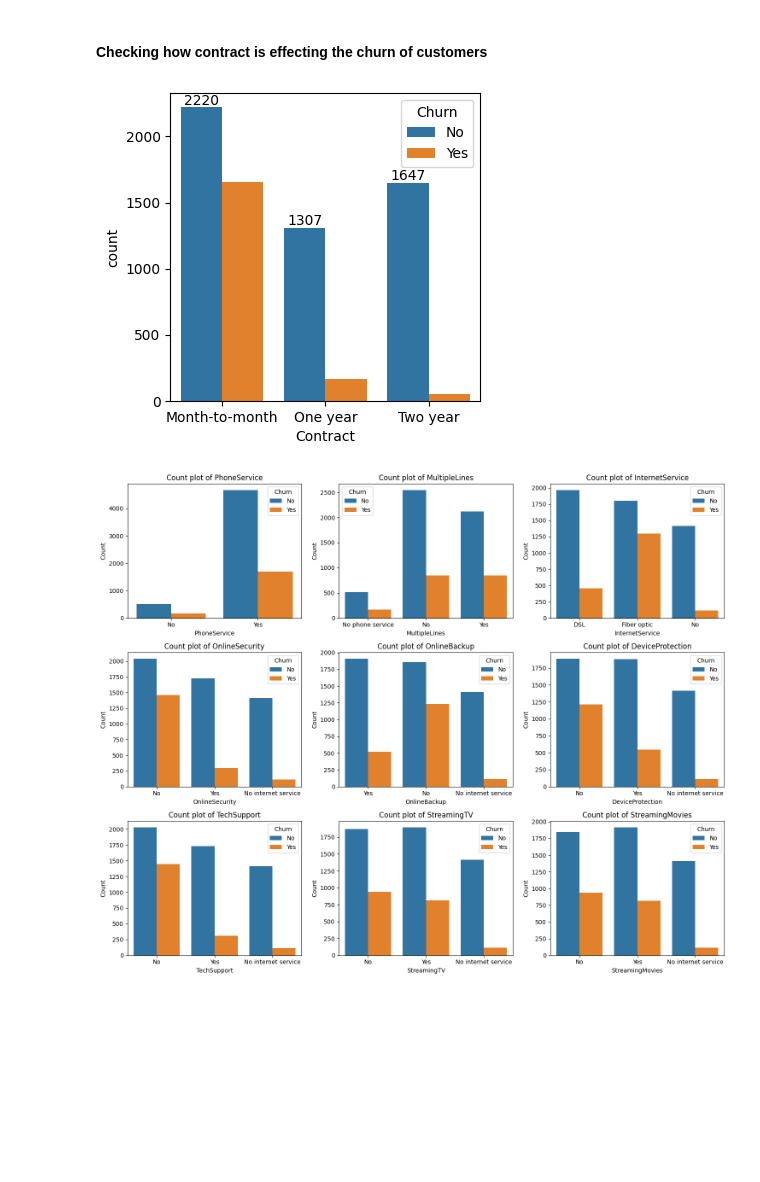
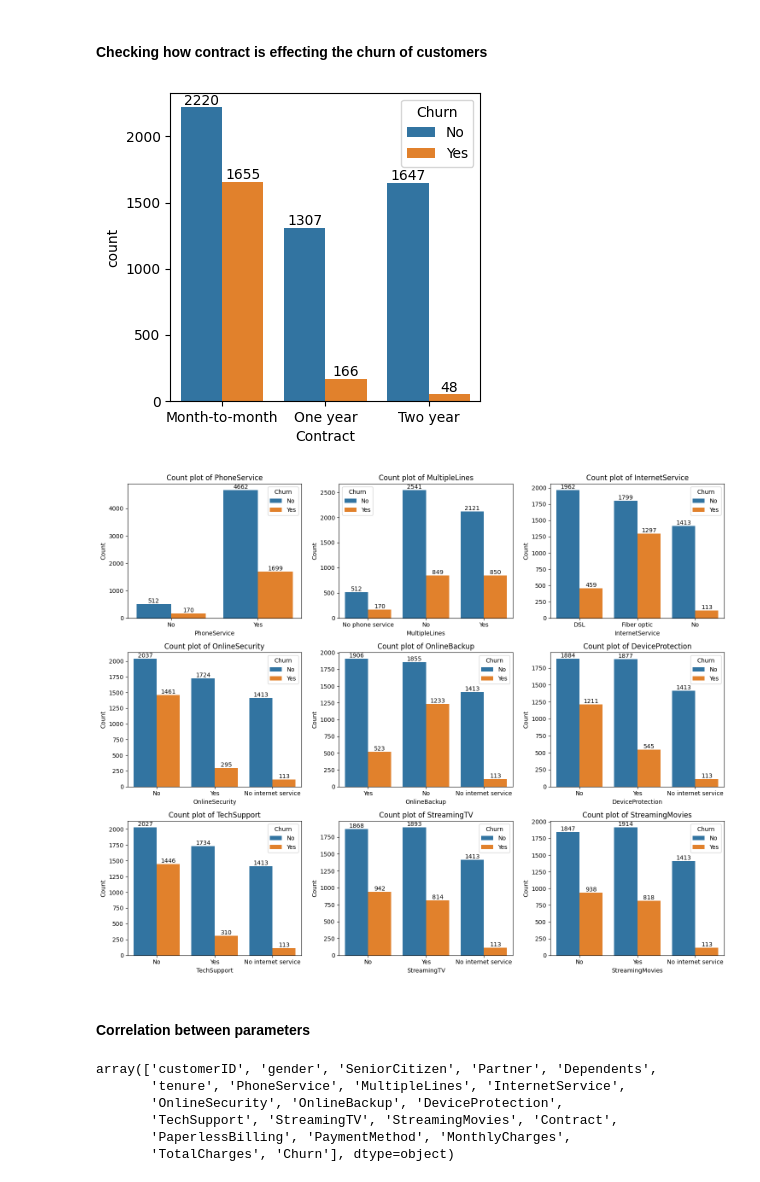
Before and after one commit to spotnuru83/Training, a Jupyter notebook: eda.ipynb, the cells around one changed output. Saved outputs shown, nothing was run; the diff lists cells and outputs as text; code cells hidden in the pictures; blank space fills up the shorter version.

Commit message:
added some code for correlation

```diff
--- a/eda.ipynb
+++ b/eda.ipynb
@@ -297,28 +298,41 @@ plt.show()
 plt.figure(figsize=(4,4))
 ax = sns.countplot(x="Contract", data = df, hue="Churn")
 ax.bar_label(ax.containers[0])
+ax.bar_label(ax.containers[1])
 plt.show()
 # %% [output]
-[figure, old version]
+[figure, new version]
 # %%
 columns  = ["PhoneService","MultipleLines","InternetService", "OnlineSecurity", "OnlineBackup", "DeviceProtection","TechSupport","StreamingTV","StreamingMovies"]
 
 n_cols= 3
 n_rows = (len(columns)+n_cols-1)//n_cols
 
 fig,axes = plt.subplots(n_rows, n_cols, figsize=(15,n_rows*4))
 axes = axes.flatten()
 
 for i, col in enumerate(columns):
-    sns.countplot(x=col, data=df, ax=axes[i], hue=df["Churn"])
-
+    ax = sns.countplot(x=col, data=df, ax=axes[i], hue=df["Churn"])
+    ax.bar_label(ax.containers[0])
+    ax.bar_label(ax.containers[1])
     axes[i].set_title(f"Count plot of {col}")
     axes[i].set_xlabel(col)
     axes[i].set_ylabel("Count")
 
 
 
 plt.tight_layout()
 plt.show()
 # %% [output]
-[figure, old version]
+[figure, new version]
+# %% [markdown]
+#### Correlation between parameters
+# %%
+df.columns.values
+# %% [output]
+array(['customerID', 'gender', 'SeniorCitizen', 'Partner', 'Dependents',
+       'tenure', 'PhoneService', 'MultipleLines', 'InternetService',
+       'OnlineSecurity', 'OnlineBackup', 'DeviceProtection',
+       'TechSupport', 'StreamingTV', 'StreamingMovies', 'Contract',
+       'PaperlessBilling', 'PaymentMethod', 'MonthlyCharges',
+       'TotalCharges', 'Churn'], dtype=object)
```
Also changed, not shown: parts of 18 cells of this notebook.
